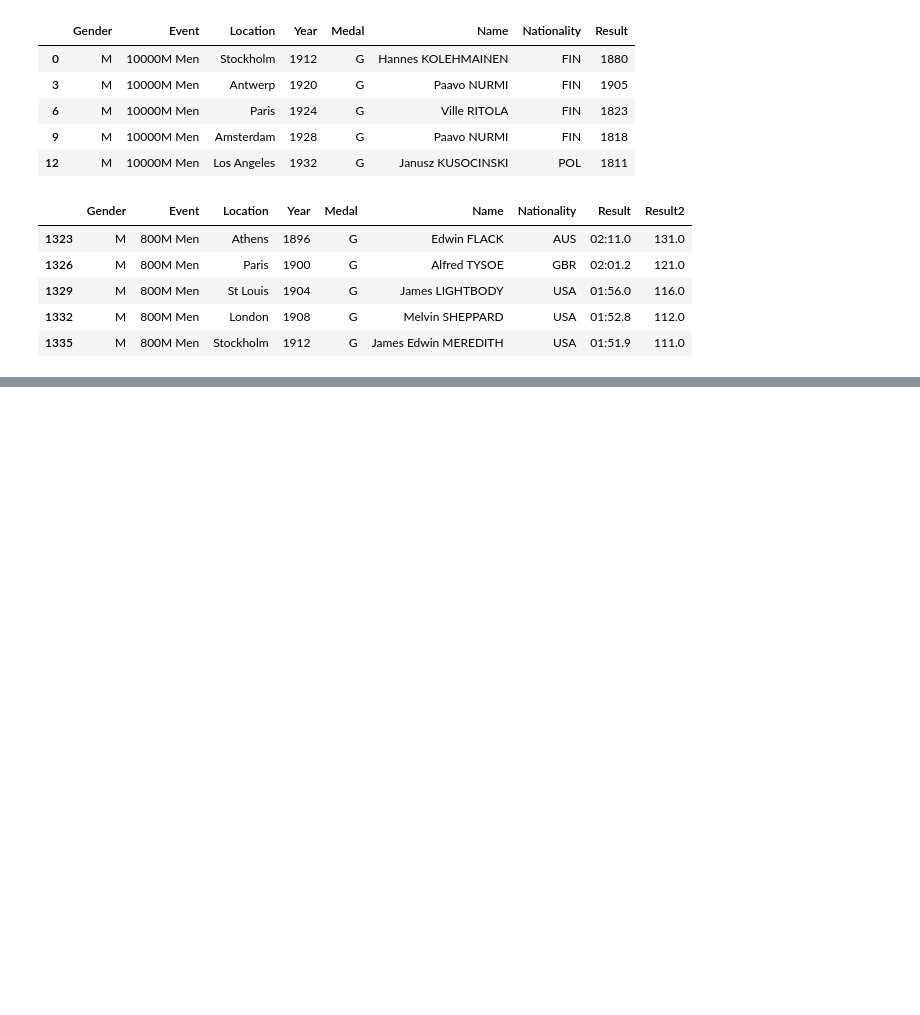
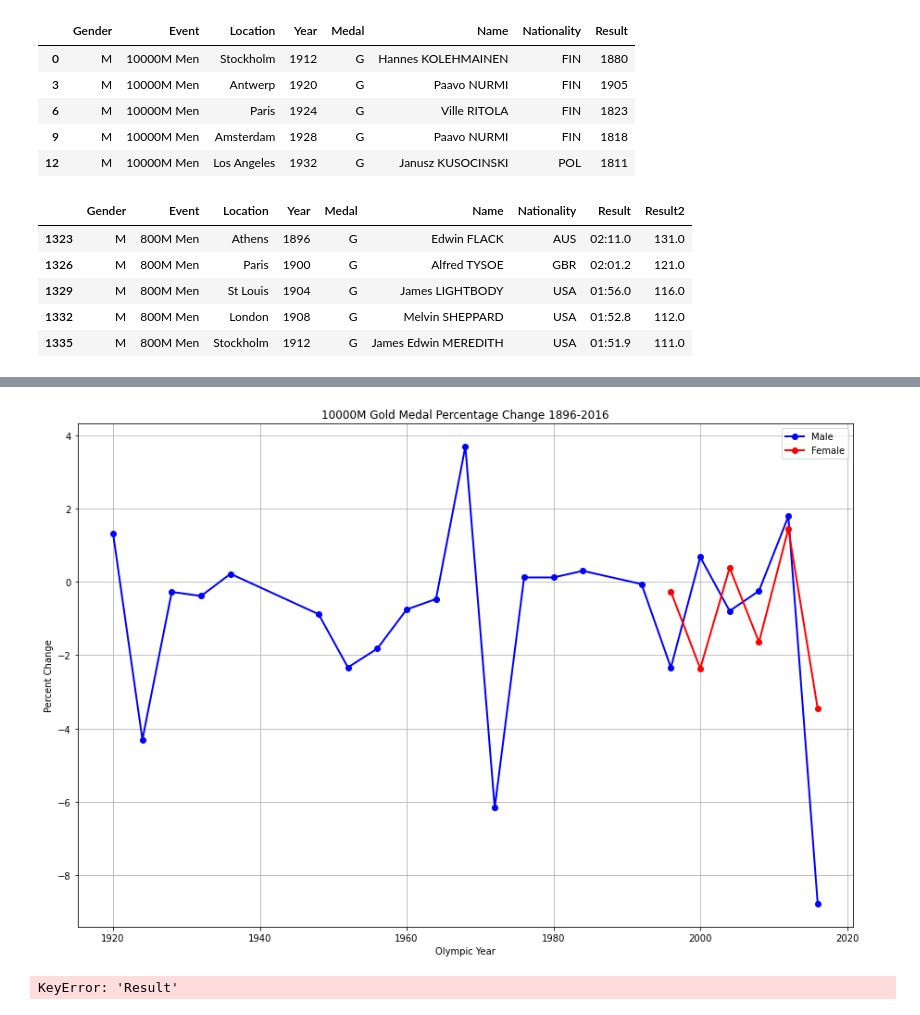
Before and after one commit to dstagner63/Project1, a Jupyter notebook: master_file.ipynb, the cells around one changed output, grey strips where cells are left out. Saved outputs shown, nothing was run; the diff lists cells and outputs as text; code cells hidden in the pictures; blank space fills up the shorter version.

```diff
--- a/master_file.ipynb
+++ b/master_file.ipynb
@@ -516,0 +543,34 @@ mhj_percent_df.head()
+# %%
+# Add a column and calculate the percent change from one year to the last.
+m10000_gold_df['Percent_Change'] = m10000_gold_df['Result'].pct_change(periods=1)*100
+w10000_gold_df['Percent_Change'] = w10000_gold_df['Result'].pct_change(periods=1)*100
+#Plot the 10000M gold medal male and female results to line graph and save file to output folder
+fig= plt.figure(figsize=(15,10))
+plt.plot(m10000_gold_df["Year"], m10000_gold_df["Percent_Change"], linewidth=2, marker="o", color="blue", label="Male")
+plt.plot(w10000_gold_df["Year"], w10000_gold_df["Percent_Change"], linewidth=2, marker="o", color="red", label="Female")
+plt.grid()
+plt.legend(loc="upper right")
+plt.title("10000M Gold Medal Percentage Change 1896-2016")
+plt.xlabel("Olympic Year")
+plt.ylabel("Percent Change")
+plt.savefig("Output/10000M Gold Medal Percentage Change 1896-2016.png")
+plt.show()
+# %% [output]
+[figure, added]
+# %%
+# Add a column and calculate the percent change from one year to the last.
+m800_gold_df['Percent_Change'] = m800_gold_df['Result'].pct_change(periods=1)*100
+w800_gold_df['Percent_Change'] = w800_gold_df['Result'].pct_change(periods=1)*100
+#Plot the 800M gold medal male and female results to line graph and save file to output folder
+fig= plt.figure(figsize=(15,10))
+plt.plot(m800_gold_df["Year"], m800_gold_df["Percent_Change"], linewidth=2, marker="o", color="blue", label="Male")
+plt.plot(w800_gold_df["Year"], w800_gold_df["Percent_Change"], linewidth=2, marker="o", color="red", label="Female")
+plt.grid()
+plt.legend(loc="upper right")
+plt.title("800M Gold Medal Percentage Change 1896-2016")
+plt.xlabel("Olympic Year")
+plt.ylabel("Percent Change")
+plt.savefig("Output/800M Gold Medal Percentage Change 1896-2016.png")
+plt.show()
+# %% [output]
+KeyError: 'Result'
```
Also changed, not shown: parts of 6 cells of this notebook, 4 other files.
